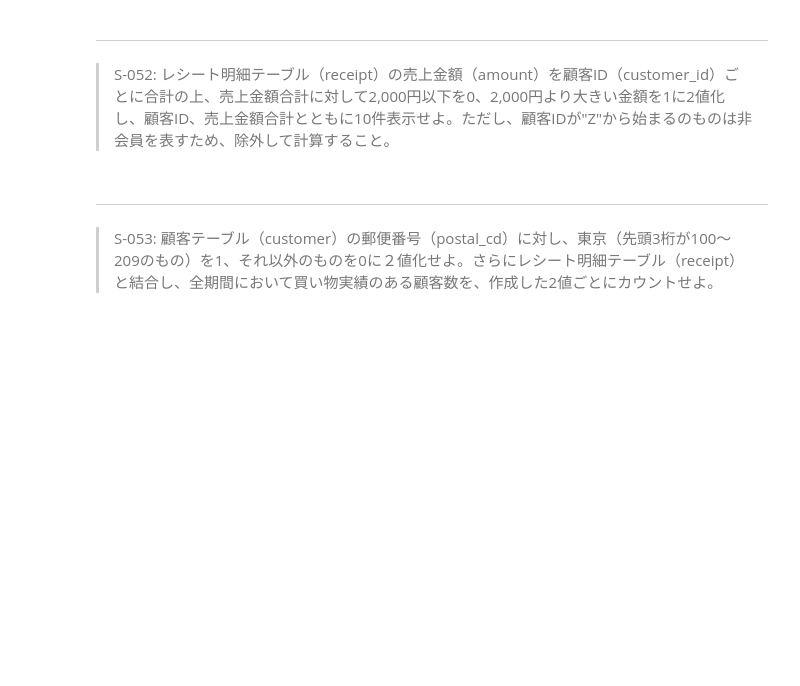
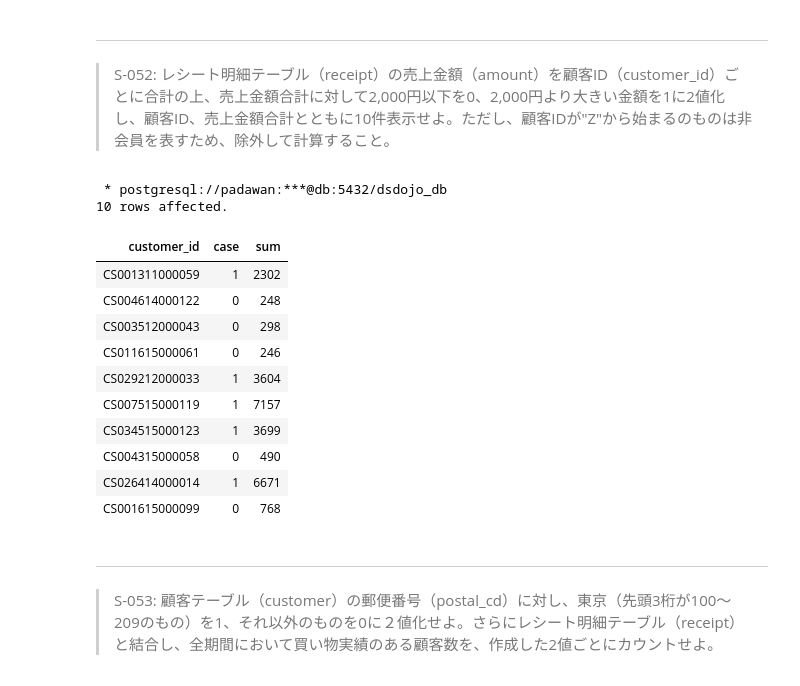
Before and after one commit to kouta0530/jupyter, a Jupyter notebook: practice/100knocks-preprocess/docker/work/preprocess_knock_SQL.ipynb, the cells around one changed output. Cells and saved outputs as stored; diff of their text form; code cells hidden in the pictures; blank space fills up the shorter version.

```diff
--- a/practice/100knocks-preprocess/docker/work/preprocess_knock_SQL.ipynb
+++ b/practice/100knocks-preprocess/docker/work/preprocess_knock_SQL.ipynb
@@ -1252,3 +1250,33 @@ SELECT receipt_no,receipt_sub_no,TO_CHAR(EXTRACT(DAY FROM TO_TIMESTAMP(sales_epo
+# %%
+%%sql
+SELECT
+    customer_id,
+    CASE
+        WHEN SUM(amount) >= 2000 THEN 1
+        ELSE 0
+    END,
+    SUM(amount)
+FROM
+    receipt
+WHERE
+    customer_id not like 'Z%'
+GROUP BY
+    customer_id
+LIMIT 10
+# %% [output]
+ * postgresql://padawan:***@db:5432/dsdojo_db
+10 rows affected.
+| customer_id | case | sum |
+| CS001311000059 | 1 | 2302 |
+| CS004614000122 | 0 | 248 |
+| CS003512000043 | 0 | 298 |
+| CS011615000061 | 0 | 246 |
+| CS029212000033 | 1 | 3604 |
+| CS007515000119 | 1 | 7157 |
+| CS034515000123 | 1 | 3699 |
+| CS004315000058 | 0 | 490 |
+| CS026414000014 | 1 | 6671 |
+| CS001615000099 | 0 | 768 |
 # %% [markdown]
 ---
 > S-053: 顧客テーブル（customer）の郵便番号（postal_cd）に対し、東京（先頭3桁が100〜209のもの）を1、それ以外のものを0に２値化せよ。さらにレシート明細テーブル（receipt）と結合し、全期間において買い物実績のある顧客数を、作成した2値ごとにカウントせよ。
```
Also changed, not shown: parts of 1 cell of this notebook.
